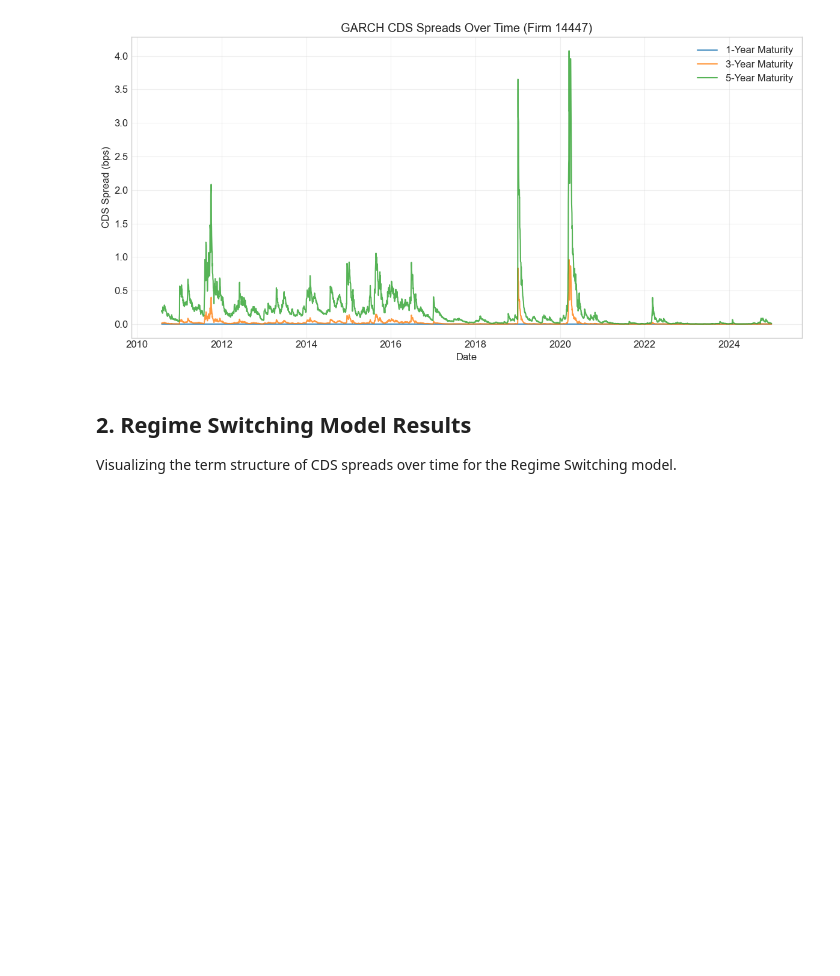
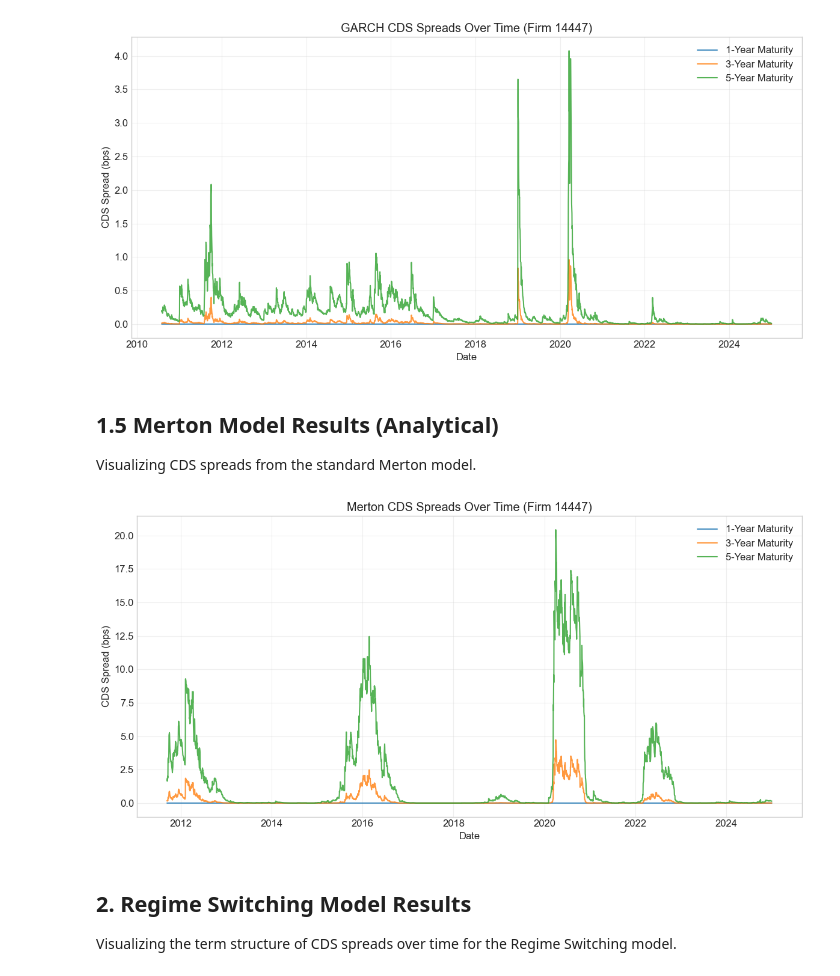
Before and after one commit to ChaseW3/Seminar-QF, a Jupyter notebook: Seminar QF/notebooks/visualize_results.ipynb, the cells around one changed output. Saved outputs shown, nothing was run; the diff lists cells and outputs as text; code cells hidden in the pictures; blank space fills up the shorter version.

Commit message:
Add CDS plotting functionality and analytical Merton CDS spread calculation

```diff
--- a/Seminar QF/notebooks/visualize_results.ipynb
+++ b/Seminar QF/notebooks/visualize_results.ipynb
@@ -46,18 +32,26 @@ plotter = CDSPlotter()
 
 # Load the data using config paths
 from src.utils import config
+import os
 
-# Check if files exist before loading
-garch_file = config.OUTPUT_DIR / 'cds_spreads_garch_mc.csv'
-rs_file = config.OUTPUT_DIR / 'cds_spreads_regime_switching_mc.csv'
+# Define file paths (matching main.ipynb outputs)
+files = {
+    'Merton': config.OUTPUT_DIR / 'cds_spreads_merton.csv',
+    'GARCH': config.OUTPUT_DIR / 'cds_spreads_garch_mc_all_firms.csv',
+    'Regime Switching': config.OUTPUT_DIR / 'cds_spreads_regime_switching_mc_all_firms.csv',
+    'MS-GARCH': config.OUTPUT_DIR / 'cds_spreads_ms_garch_mc_all_firms.csv'
+}
 
-if garch_file.exists():
-    plotter.load_data('GARCH', garch_file)
-else:
-    print(f"Warning: {garch_file} not found.")
-
-if rs_file.exists():
-    plotter.load_data('Regime Switching', rs_file)
-else:
-    print(f"Warning: {rs_file} not found.")
+# Load available files
+for model_name, file_path in files.items():
+    if file_path.exists():
+        plotter.load_data(model_name, file_path)
+    else:
+        # Try fallback names if specific ones aren't found (for backward compatibility)
+        fallback = str(file_path).replace('_all_firms', '')
+        if os.path.exists(fallback):
+             print(f"Loading fallback for {model_name}: {fallback}")
+             plotter.load_data(model_name, fallback)
+        else:
+             print(f"Warning: Data for {model_name} not found at {file_path}")
 # %% [output]
@@ -75,6 +69,13 @@ Visualizing the term structure of CDS spreads over time for the GARCH model.
 plotter.plot_spreads_over_time('GARCH', gvkey=14447, maturities=[1, 3, 5])
 # %% [output]
 [figure]
+# %% [markdown]
+## 1.5 Merton Model Results (Analytical)
+Visualizing CDS spreads from the standard Merton model.
+# %%
+plotter.plot_spreads_over_time('Merton', gvkey=14447, maturities=[1, 3, 5])
+# %% [output]
+[figure, added]
 # %% [markdown]
 ## 2. Regime Switching Model Results
 Visualizing the term structure of CDS spreads over time for the Regime Switching model.
```
Also changed, not shown: parts of 7 cells of this notebook, 2 other files.
